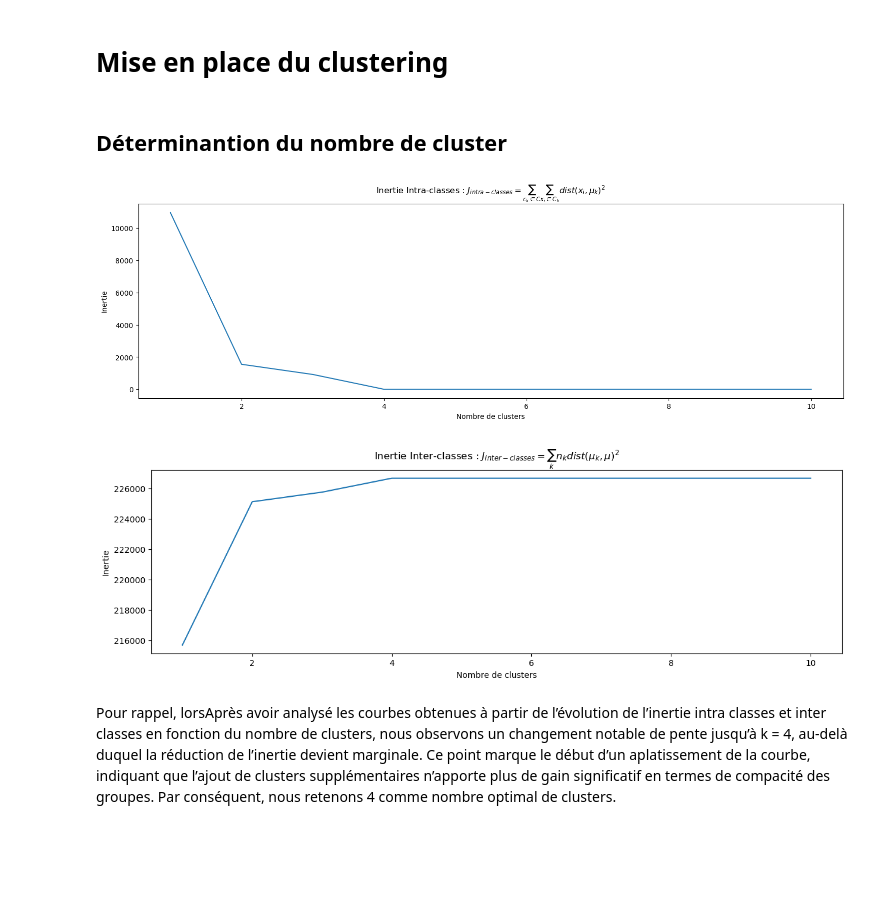
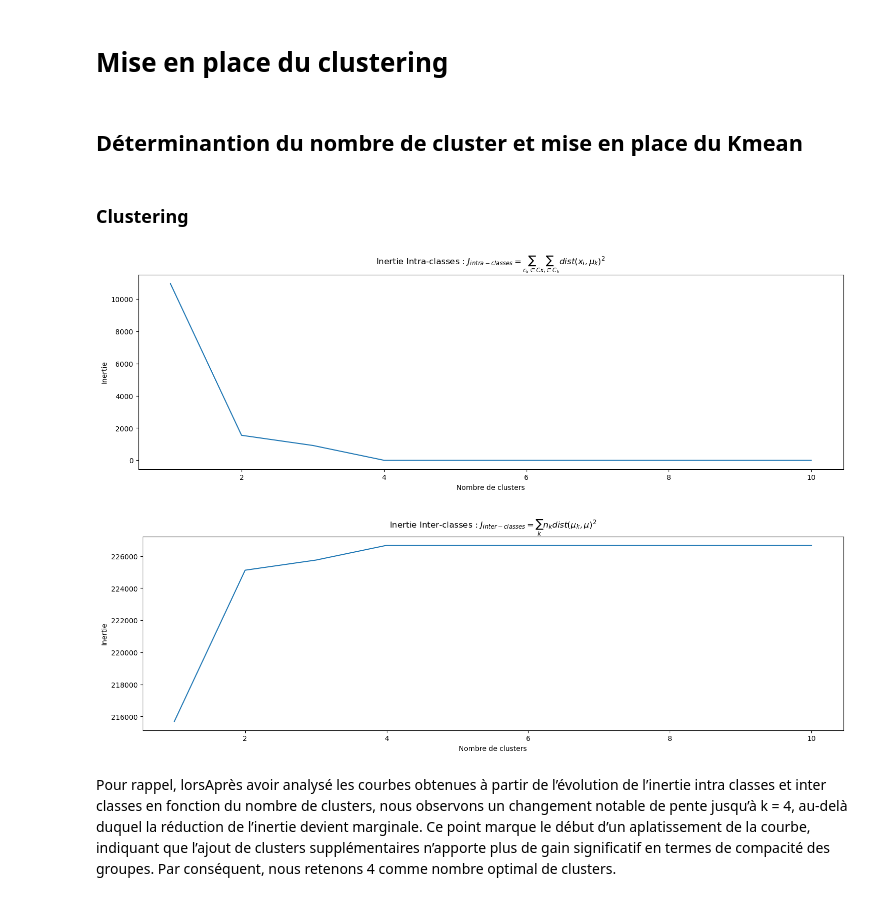
Before and after one commit to diallothierno0223/ANALYSE-DPE, a Jupyter notebook: projet.ipynb, the cells around one changed output. Drawn from its saved outputs; the diff is of its cells as text; code cells hidden in the pictures; blank space fills up the shorter version.

```diff
--- a/projet.ipynb
+++ b/projet.ipynb
@@ -1244,7 +1244,9 @@ Tous ces éléments montrent que chercher à réduire la dimensionnalité en amo
 # %% [markdown]
 # Mise en place du clustering
 # %% [markdown]
-## Déterminantion du nombre de cluster
+## Déterminantion du nombre de cluster et mise en place du Kmean
+# %% [markdown]
+### Clustering
 # %%
 from sklearn.cluster import KMeans
 
@@ -1265,20 +1267,20 @@ for i in range(1, 11):
 # %%
 plt.figure(figsize=(18, 5))
 plt.plot(range(1, 11), inertie_intra_cluster)
 plt.xlabel("Nombre de clusters")
 plt.ylabel("Inertie")
 plt.title("Inertie Intra-classes : $J_{intra-classes} = \sum_{c_k \in C}{\sum_{x_i \in C_k}{dist(x_i, \mu_k)^2}}$")
 plt.show()
 
-plt.figure(figsize=(15, 4))
+plt.figure(figsize=(18, 5))
 plt.plot(range(1, 11), inertie_inter_cluster)
 plt.xlabel("Nombre de clusters")
 plt.ylabel("Inertie")
 plt.title("Inertie Inter-classes : $J_{inter-classes} = \sum_{k}{n_k dist(\mu_k, \mu)^2}$")
 plt.show()
 # %% [output]
 [figure]
-[figure, old version]
+[figure, new version]
 # %% [markdown]
 Pour rappel, lorsAprès avoir analysé les courbes obtenues à partir de l’évolution de l’inertie intra classes et inter classes en fonction du nombre de clusters, nous observons un changement notable de pente jusqu’à k = 4, au-delà duquel la réduction de l’inertie devient marginale. Ce point marque le début d’un aplatissement de la courbe, indiquant que l’ajout de clusters supplémentaires n’apporte plus de gain significatif en termes de compacité des groupes. Par conséquent, nous retenons 4 comme nombre optimal de clusters.
 # %%
```
Also changed, not shown: parts of 27 cells of this notebook, 1 other file.
